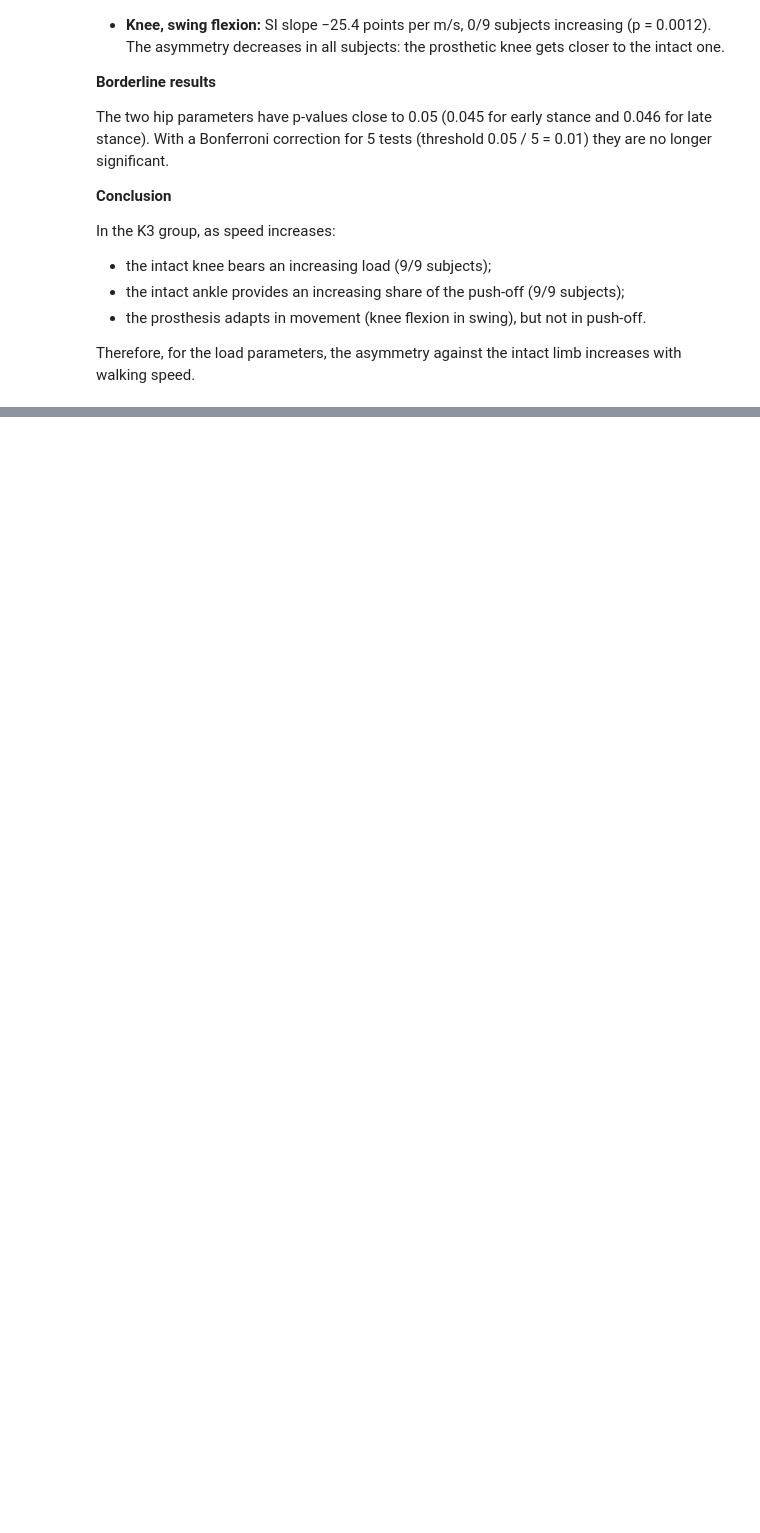
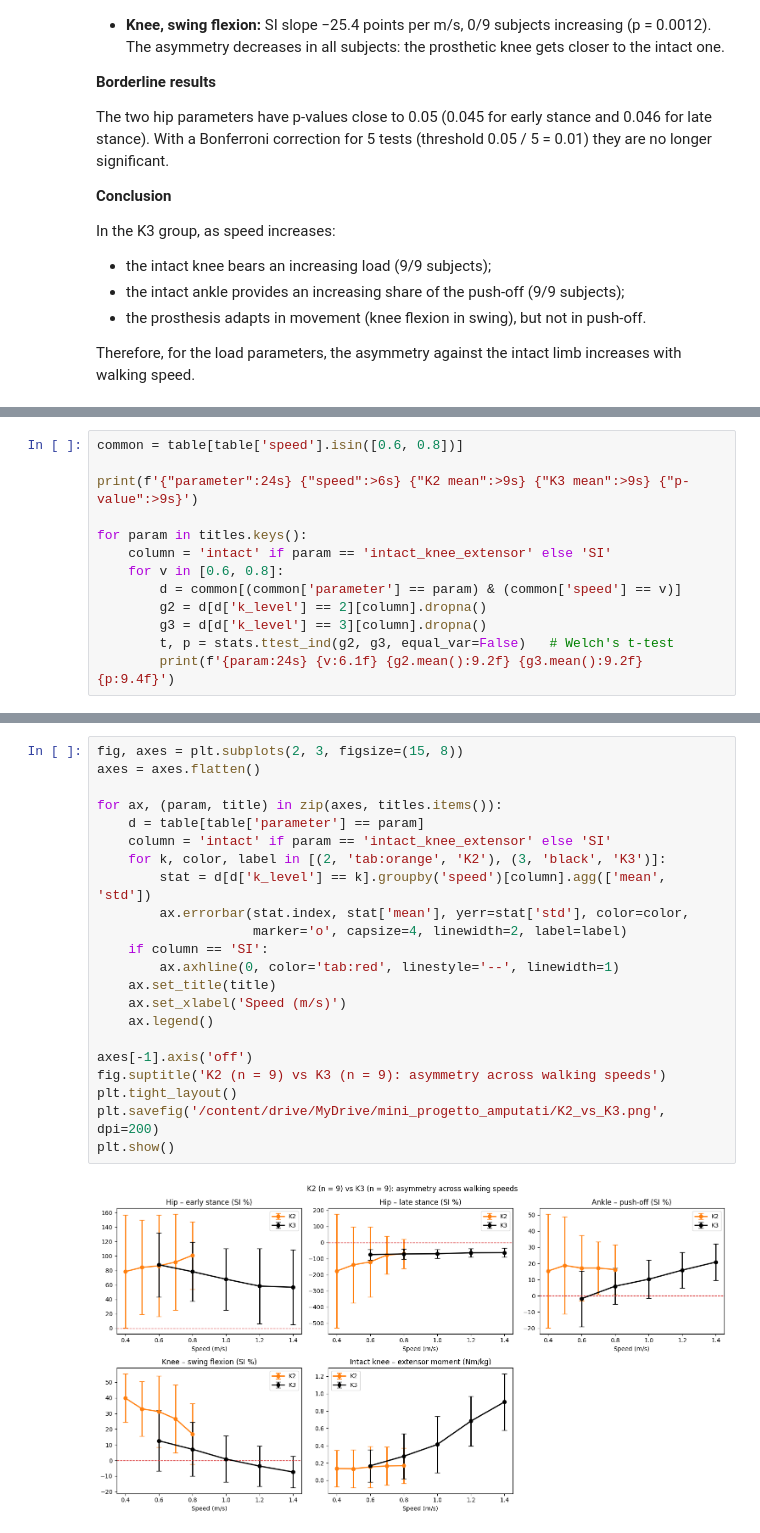
Before and after one commit to Martina-Agostini/gait-asymmetry-amputees, a Jupyter notebook: Project_amputees.ipynb, the cells around one changed output, grey strips where cells are left out. Cells and saved outputs as stored; diff of their text form; blank space fills up the shorter version.

```diff
--- a/Project_amputees.ipynb
+++ b/Project_amputees.ipynb
@@ -647,0 +677,13 @@ Therefore, for the load parameters, the asymmetry against the intact limb increa
+# %%
+common = table[table['speed'].isin([0.6, 0.8])]
+
+print(f'{"parameter":24s} {"speed":>6s} {"K2 mean":>9s} {"K3 mean":>9s} {"p-value":>9s}')
+
+for param in titles.keys():
+    column = 'intact' if param == 'intact_knee_extensor' else 'SI'
+    for v in [0.6, 0.8]:
+        d = common[(common['parameter'] == param) & (common['speed'] == v)]
+        g2 = d[d['k_level'] == 2][column].dropna()
+        g3 = d[d['k_level'] == 3][column].dropna()
+        t, p = stats.ttest_ind(g2, g3, equal_var=False)   # Welch's t-test
+        print(f'{param:24s} {v:6.1f} {g2.mean():9.2f} {g3.mean():9.2f} {p:9.4f}')
@@ -647,0 +702,24 @@ Therefore, for the load parameters, the asymmetry against the intact limb increa
+# %%
+fig, axes = plt.subplots(2, 3, figsize=(15, 8))
+axes = axes.flatten()
+
+for ax, (param, title) in zip(axes, titles.items()):
+    d = table[table['parameter'] == param]
+    column = 'intact' if param == 'intact_knee_extensor' else 'SI'
+    for k, color, label in [(2, 'tab:orange', 'K2'), (3, 'black', 'K3')]:
+        stat = d[d['k_level'] == k].groupby('speed')[column].agg(['mean', 'std'])
+        ax.errorbar(stat.index, stat['mean'], yerr=stat['std'], color=color,
+                    marker='o', capsize=4, linewidth=2, label=label)
+    if column == 'SI':
+        ax.axhline(0, color='tab:red', linestyle='--', linewidth=1)
+    ax.set_title(title)
+    ax.set_xlabel('Speed (m/s)')
+    ax.legend()
+
+axes[-1].axis('off')
+fig.suptitle('K2 (n = 9) vs K3 (n = 9): asymmetry across walking speeds')
+plt.tight_layout()
+plt.savefig('/content/drive/MyDrive/mini_progetto_amputati/K2_vs_K3.png', dpi=200)
+plt.show()
+# %% [output]
+[figure, added]
```
Also changed, not shown: parts of 5 cells of this notebook, 1 other file.
